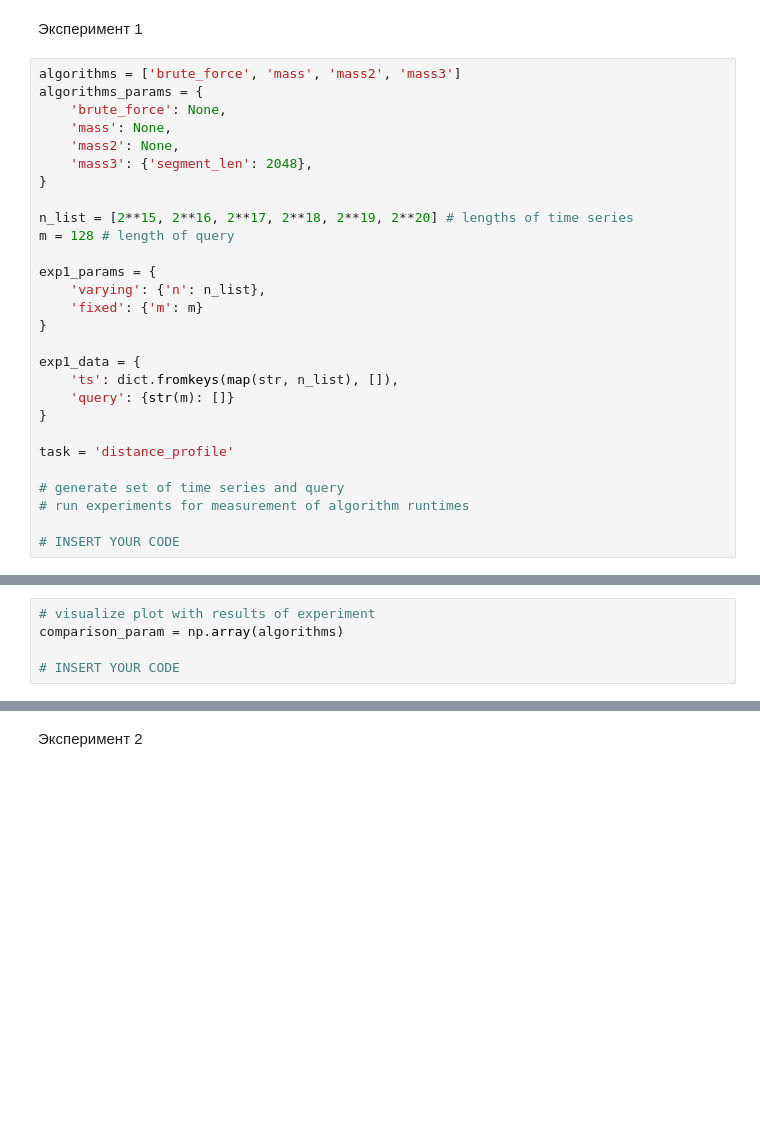
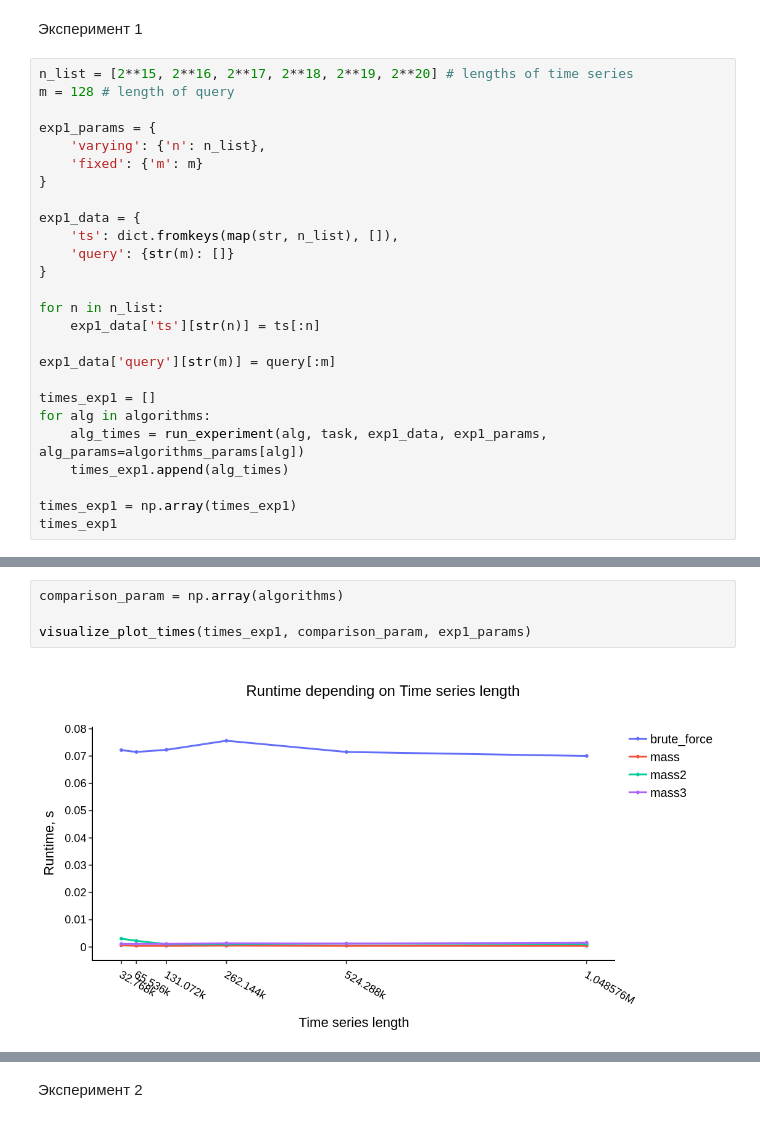
Before and after one commit to Danila-Che/2025-Galiulin-TimeSeriesCourse, a Jupyter notebook: practice/02 Similarity search/02 Similarity search.ipynb, the cells around one changed output, grey strips where cells are left out. Cells and saved outputs as stored; diff of their text form; blank space fills up the shorter version.

```diff
--- a/practice/02 Similarity search/02 Similarity search.ipynb
+++ b/practice/02 Similarity search/02 Similarity search.ipynb
@@ -150,14 +175,6 @@ speedup = \frac{t_{BF}}{t_{MASS}},
 # %% [markdown]
 Эксперимент 1
 # %%
-algorithms = ['brute_force', 'mass', 'mass2', 'mass3']
-algorithms_params = {
-    'brute_force': None,
-    'mass': None,
-    'mass2': None,
-    'mass3': {'segment_len': 2048},
-}
-
 n_list = [2**15, 2**16, 2**17, 2**18, 2**19, 2**20] # lengths of time series
 m = 128 # length of query
 
@@ -171,9 +188,15 @@ exp1_data = {
     'query': {str(m): []}
 }
 
-task = 'distance_profile'
+for n in n_list:
+    exp1_data['ts'][str(n)] = ts[:n]
 
-# generate set of time series and query
-# run experiments for measurement of algorithm runtimes
+exp1_data['query'][str(m)] = query[:m]
 
-# INSERT YOUR CODE
+times_exp1 = []
+for alg in algorithms:
+    alg_times = run_experiment(alg, task, exp1_data, exp1_params, alg_params=algorithms_params[alg])
+    times_exp1.append(alg_times)
+
+times_exp1 = np.array(times_exp1)
+times_exp1
@@ -180,6 +212,7 @@ task = 'distance_profile'
-# %%
-# visualize plot with results of experiment
-comparison_param = np.array(algorithms)
-
-# INSERT YOUR CODE
+# %%
+comparison_param = np.array(algorithms)
+
+visualize_plot_times(times_exp1, comparison_param, exp1_params)
+# %% [output]
+[figure, added]
 # %%
```
Also changed, not shown: parts of 29 cells of this notebook, 1 other file.
